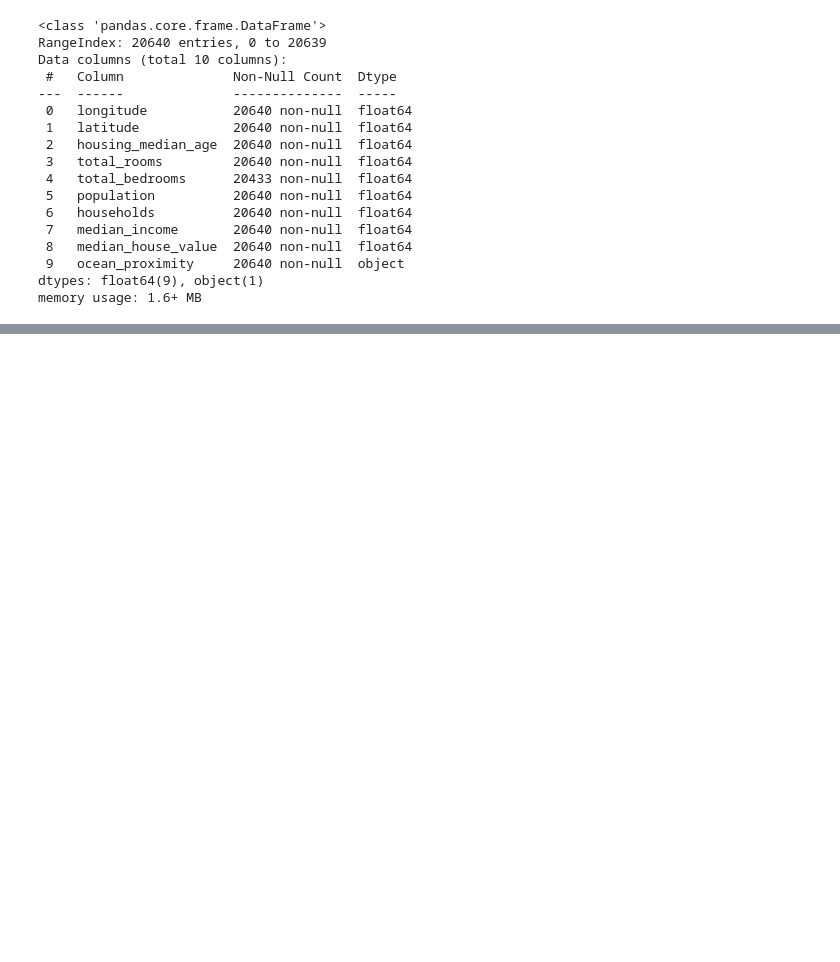
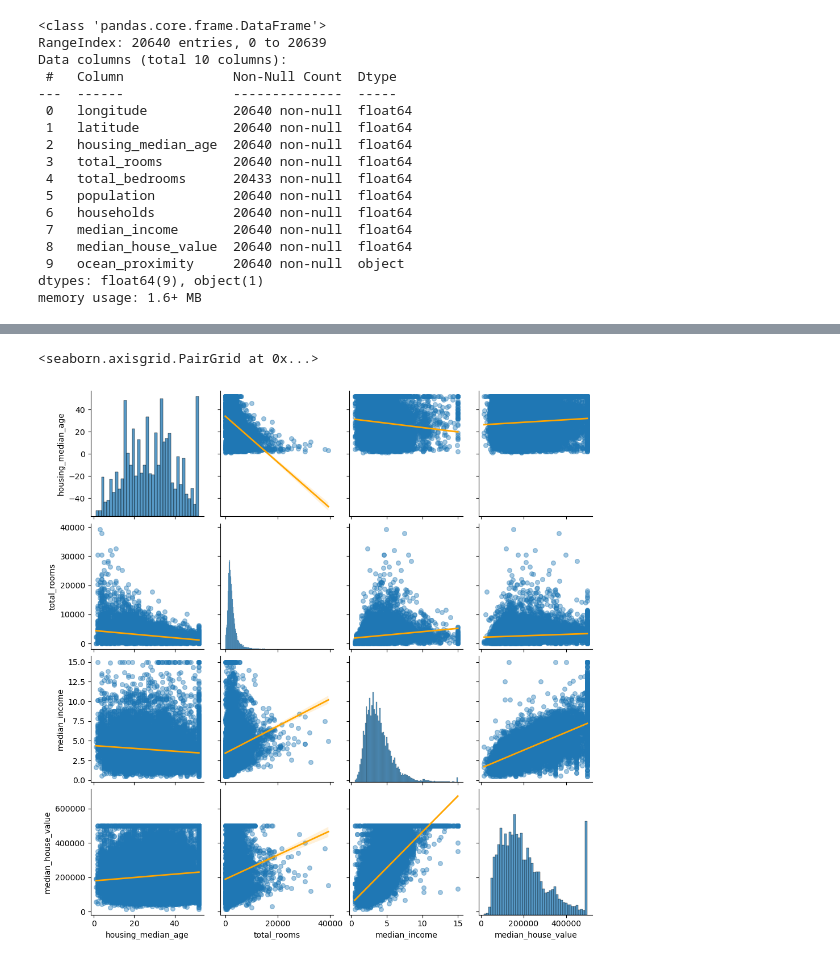
Before and after one commit to lis497/UCBerkeley-Haas-ML, a Jupyter notebook: M8/M8_TryIt1_California_Real_Estate_Prices1.ipynb, the cells around one changed output, grey strips where cells are left out. Saved outputs shown, nothing was run; the diff lists cells and outputs as text; code cells hidden in the pictures; blank space fills up the shorter version.

```diff
--- a/M8/M8_TryIt1_California_Real_Estate_Prices1.ipynb
+++ b/M8/M8_TryIt1_California_Real_Estate_Prices1.ipynb
@@ -50,0 +113,8 @@ memory usage: 1.6+ MB
+# %%
+sns.pairplot(df_num, vars = ['housing_median_age','total_rooms','median_income','median_house_value'],kind = 'reg',
+            plot_kws= {'scatter_kws':{'alpha': 0.4, 's': 30},
+             "line_kws": {"color": "orange", "lw": 2}}
+            )
+# %% [output]
+<seaborn.axisgrid.PairGrid at 0x...>
+[figure, added]
```
Also changed, not shown: parts of 10 cells of this notebook.
